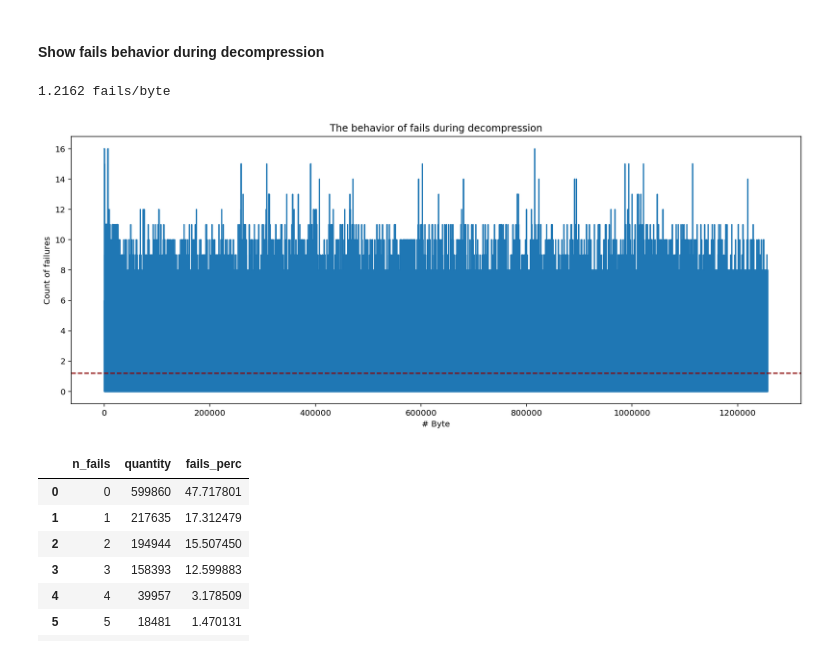
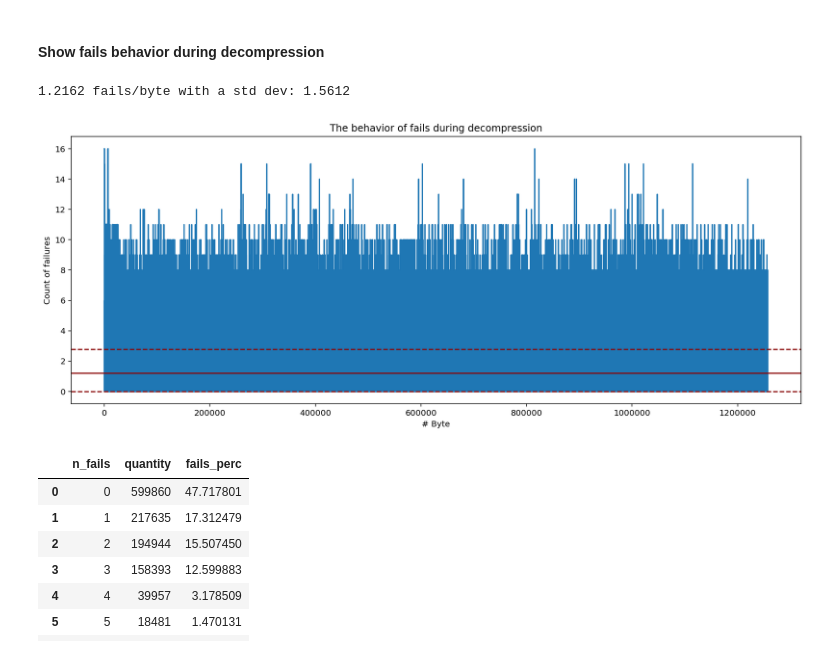
Before and after one commit to ansegura7/DataCompression, a Jupyter notebook: code/HuffmanCode.ipynb, the cells around one changed output. Drawn from its saved outputs; the diff is of its cells as text; code cells hidden in the pictures.

```diff
--- a/code/HuffmanCode.ipynb
+++ b/code/HuffmanCode.ipynb
@@ -465,14 +467,21 @@ print(round(fails_mean, 4), 'fails/byte')
 # %%
 # Function that plots the fails behavior of the decompression process
-def plot_fails_behavior(f_data, f_mean):
+def plot_fails_behavior(f_data, f_mean, f_stdev):
+    max_value = max(f_data)
+    min_value = 0
+    upper_lim = min(max_value, (f_mean + f_stdev))
+    lower_lim = max(min_value, (f_mean - f_stdev))
+
     fig = plt.figure(figsize = (16, 6))
     plt.plot(f_data)
-    plt.axhline(y = f_mean, color = "#8b0000", linestyle = "--")
+    plt.axhline(y = upper_lim, color = "#8b0000", linestyle = "--")
+    plt.axhline(y = f_mean, color = "#8b0000", linestyle = "-")
+    plt.axhline(y = lower_lim, color = "#8b0000", linestyle = "--")
     plt.title('The behavior of fails during decompression')
     plt.xlabel('# Byte', fontsize = 10)
     plt.ylabel('Count of failures', fontsize = 10)
     plt.show()
 
 # Plotting the fails behavior
-plot_fails_behavior(fails_list, fails_mean)
+plot_fails_behavior(fails_list, fails_mean, fails_stdev)
 # %% [output]
@@ -614,15 +623,16 @@ True
 #### Show fails behavior during decompression
 # %%
 # Average failures per decompressed byte
-fails_mean2 = np.mean(fails_list2)
-print(round(fails_mean2, 4), 'fails/byte')
+fails_mean2 = stats.mean(fails_list2)
+fails_stdev2 = stats.pstdev(fails_list2)
+print(round(fails_mean2, 4), 'fails/byte with a std dev:', round(fails_stdev2, 4))
 # %% [output]
-1.2162 fails/byte
+1.2162 fails/byte with a std dev: 1.5612
 # %%
 # Plotting the fails behavior
-plot_fails_behavior(fails_list2, fails_mean2)
+plot_fails_behavior(fails_list2, fails_mean2, fails_stdev2)
 # %% [output]
-[figure, old version]
+[figure, new version]
 # %%
 # Calculate distribution of the number of fails
 df_fails_dist2 = calc_fails_dist(fails_list2)
```
Also changed, not shown: parts of 6 cells of this notebook, 1 other file.
